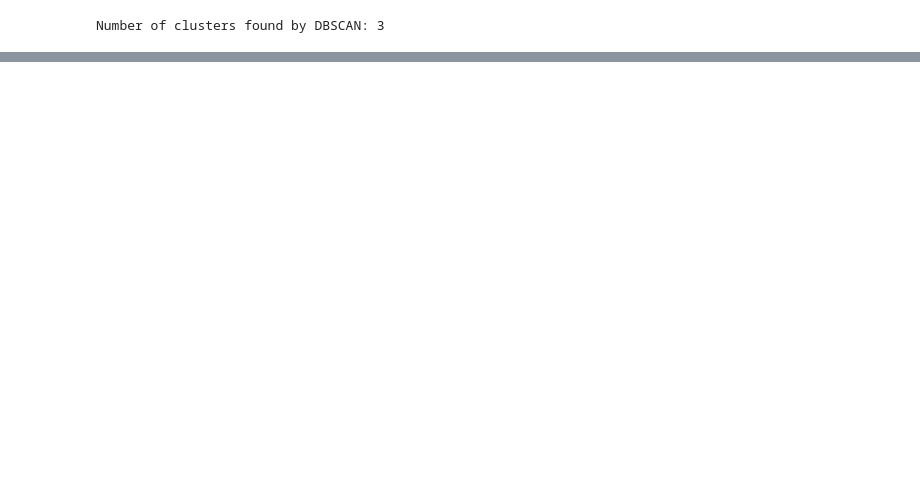
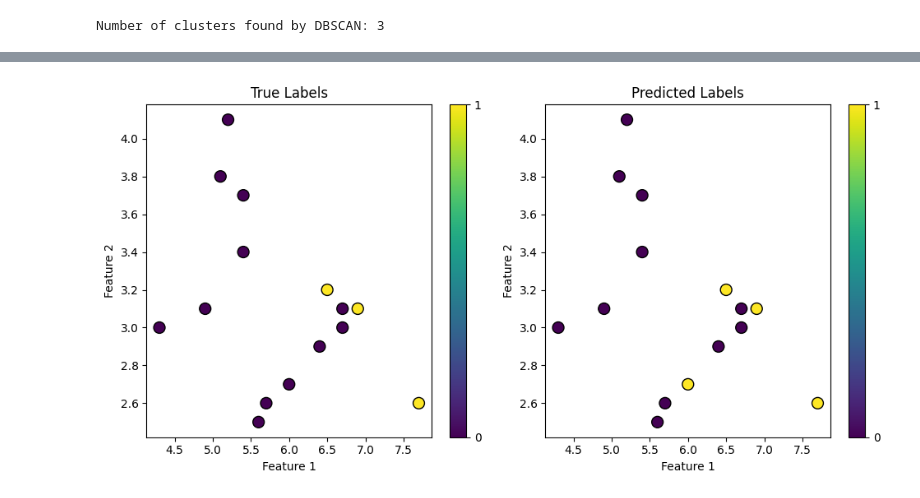
Before and after one commit to harshj3915/Intuitionistic-FCM-Smote, a Jupyter notebook: Fuzzy_C_Means_CENTER_SMOTE_.ipynb, the cells around one changed output, grey strips where cells are left out. Drawn from its saved outputs; the diff is of its cells as text; code cells hidden in the pictures; blank space fills up the shorter version.

```diff
--- a/Fuzzy_C_Means_CENTER_SMOTE_.ipynb
+++ b/Fuzzy_C_Means_CENTER_SMOTE_.ipynb
@@ -401,6 +509,37 @@ knn.fit(X_train, y_train)
 
 # Prédire les étiquettes sur l'ensemble de test
 y_pred = knn.predict(X_test)
+# %%
+import matplotlib.pyplot as plt
+# import numpy as np
+
+# Select two features for visualization (first two features in this case)
+feature_1 = X_test[:, 0]
+feature_2 = X_test[:, 1]
+
+# Plot actual vs predicted classifications
+plt.figure(figsize=(10, 5))
+
+# Plot for true labels
+plt.subplot(1, 2, 1)
+plt.scatter(feature_1, feature_2, c=y_test, cmap='viridis', edgecolor='k', s=100)
+plt.title("True Labels")
+plt.xlabel("Feature 1")
+plt.ylabel("Feature 2")
+plt.colorbar(ticks=[0, 1, 2])
+
+# Plot for predicted labels
+plt.subplot(1, 2, 2)
+plt.scatter(feature_1, feature_2, c=y_pred, cmap='viridis', edgecolor='k', s=100)
+plt.title("Predicted Labels")
+plt.xlabel("Feature 1")
+plt.ylabel("Feature 2")
+plt.colorbar(ticks=[0, 1, 2])
+
+plt.tight_layout()
+plt.show()
+# %% [output]
+[figure, added]
 # %%
 from sklearn import svm
 clf = svm.SVC(kernel='linear')
```
Also changed, not shown: parts of 17 cells of this notebook.
